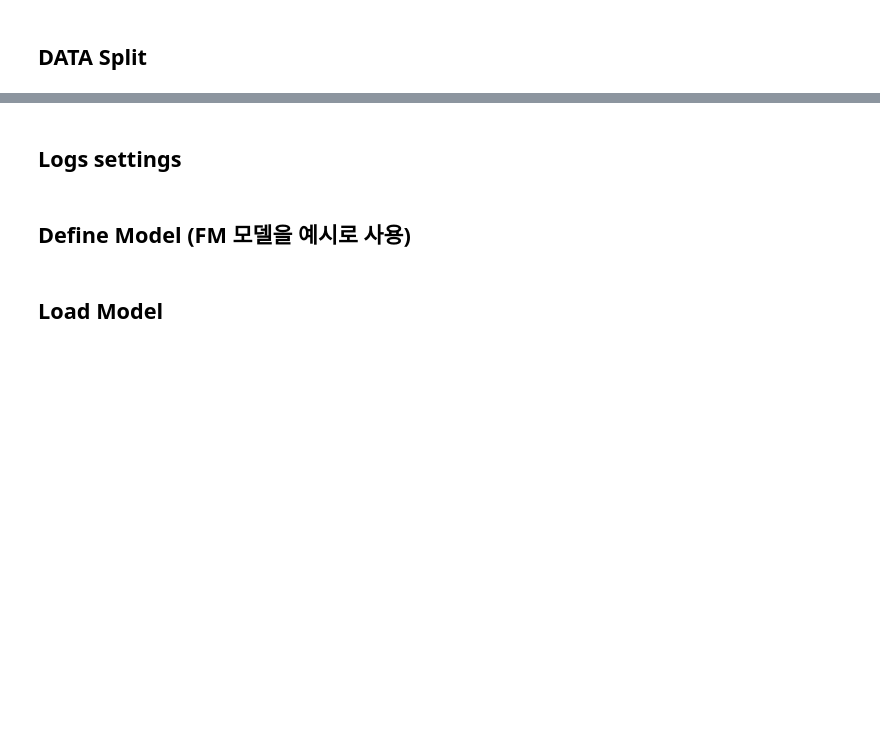
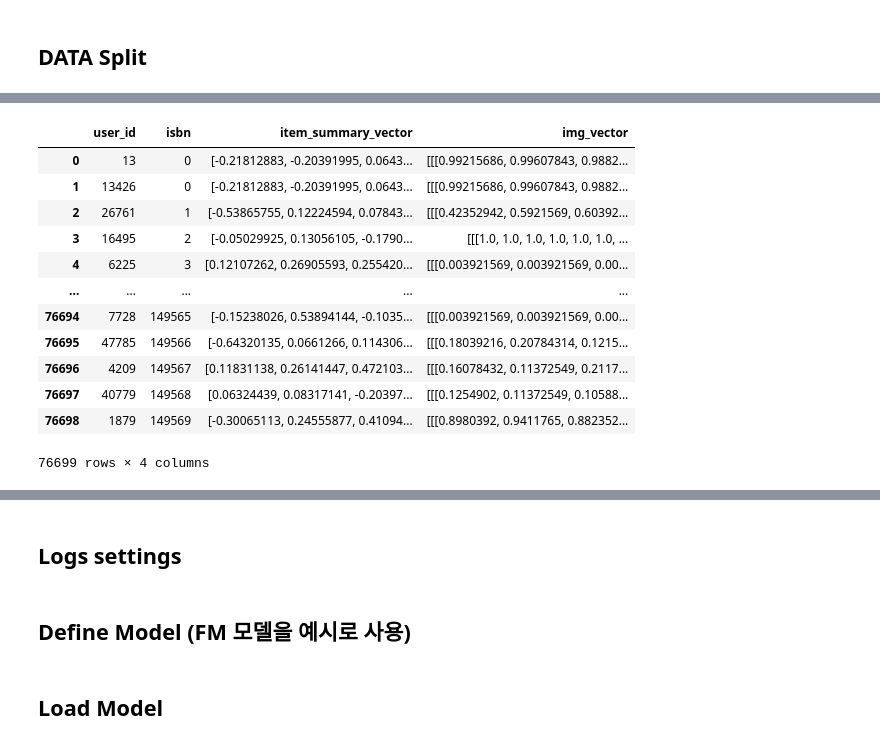
Before and after one commit to boostcampaitech6/level1-bookratingprediction-recsys-07, a Jupyter notebook: code/PipeLine.ipynb, the cells around one changed output, grey strips where cells are left out. Drawn from its saved outputs; the diff is of its cells as text; code cells hidden in the pictures; blank space fills up the shorter version.

```diff
--- a/code/PipeLine.ipynb
+++ b/code/PipeLine.ipynb
@@ -62,7 +65,7 @@ from torch.optim import SGD, Adam
 args = easydict.EasyDict({
     'data_path': './data/',  # Data path 설정
     'saved_model_path': './saved_models',  # Saved Model path 설정
-    'model': "FM",  # 학습 및 예측할 모델 선택 (None으로 초기화, 사용 전에 설정 필요)
+    'model': "Custom",  # 학습 및 예측할 모델 선택 (None으로 초기화, 사용 전에 설정 필요)
     'data_shuffle': True,  # 데이터 셔플 여부 조정
     'test_size': 0.2,  # Train/Valid split 비율 조정
     'seed': 42,  # Seed 값 조정
@@ -118,6 +121,8 @@ elif args.model == 'DeepCoNN':
     import nltk
     nltk.download('punkt')
     data = text_data_load(args)
+elif args.model == 'Custom':
+    data = text_img_data_load(args)
 else:
     pass
 # %% [output]
@@ -142,6 +151,11 @@ elif args.model=='CNN_FM':
 elif args.model=='DeepCoNN':
     data = text_data_split(args, data)
     data = text_data_loader(args, data)
+elif args.model == 'Custom':
+    data = text_img_data_split(args,data)
+   # print(data.keys())
+    data = text_img_data_loader(args,data)
+    #print(data.keys())
 else:
     pass
 # %% [output]
@@ -148,0 +181,16 @@ else:
+# %%
+pd.concat((data['text_test'][['user_id', 'isbn', 'item_summary_vector']], data['img_test']['img_vector']),axis=1)
+# %% [output]
+|  | user_id | isbn | item_summary_vector | img_vector |
+| 0 | 13 | 0 | [-0.21812883, -0.20391995, 0.0643... | [[[0.99215686, 0.99607843, 0.9882... |
+| 1 | 13426 | 0 | [-0.21812883, -0.20391995, 0.0643... | [[[0.99215686, 0.99607843, 0.9882... |
+| 2 | 26761 | 1 | [-0.53865755, 0.12224594, 0.07843... | [[[0.42352942, 0.5921569, 0.60392... |
+| 3 | 16495 | 2 | [-0.05029925, 0.13056105, -0.1790... | [[[1.0, 1.0, 1.0, 1.0, 1.0, 1.0, ... |
+| 4 | 6225 | 3 | [0.12107262, 0.26905593, 0.255420... | [[[0.003921569, 0.003921569, 0.00... |
+| ... | ... | ... | ... | ... |
+| 76694 | 7728 | 149565 | [-0.15238026, 0.53894144, -0.1035... | [[[0.003921569, 0.003921569, 0.00... |
+| 76695 | 47785 | 149566 | [-0.64320135, 0.0661266, 0.114306... | [[[0.18039216, 0.20784314, 0.1215... |
+| 76696 | 4209 | 149567 | [0.11831138, 0.26141447, 0.472103... | [[[0.16078432, 0.11372549, 0.2117... |
+| 76697 | 40779 | 149568 | [0.06324439, 0.08317141, -0.20397... | [[[0.1254902, 0.11372549, 0.10588... |
+| 76698 | 1879 | 149569 | [-0.30065113, 0.24555877, 0.41094... | [[[0.8980392, 0.9411765, 0.882352... |
+76699 rows × 4 columns
```
Also changed, not shown: parts of 16 cells of this notebook, 6 other files.
